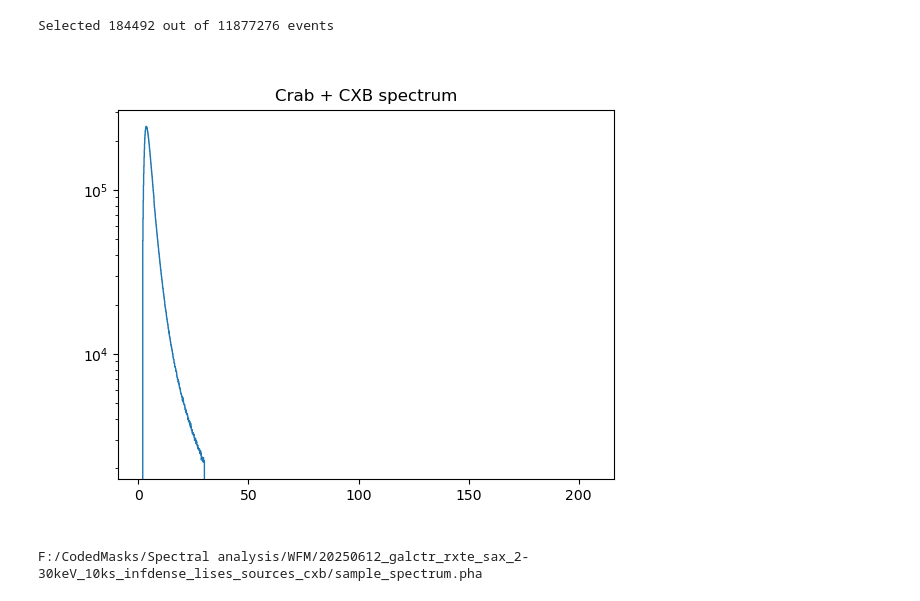
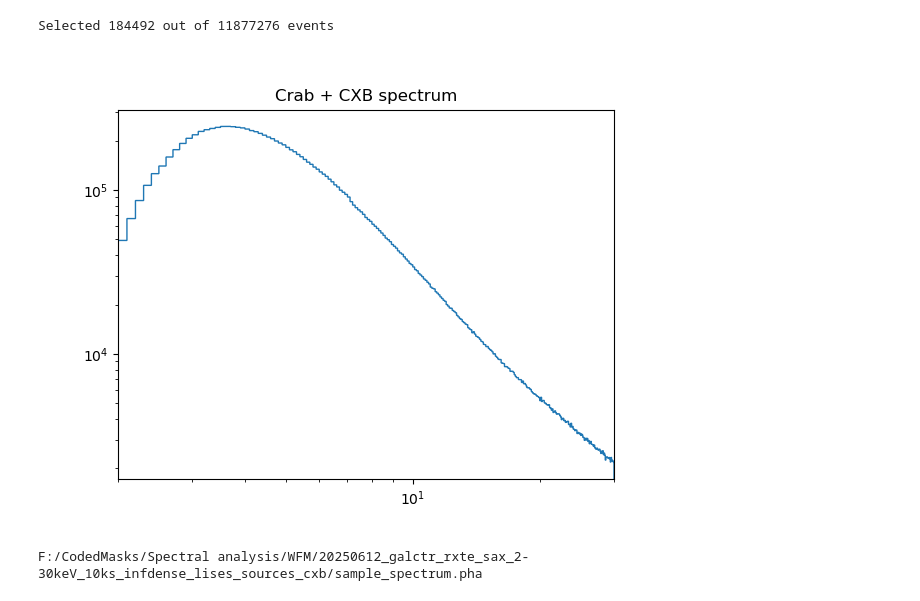
Before and after one commit to yuri-evangelista/CodedMasks, a Jupyter notebook: notebooks/generate_pha.ipynb, the cells around one changed output. Saved outputs shown, nothing was run; the diff lists cells and outputs as text; code cells hidden in the pictures.

```diff
--- a/notebooks/generate_pha.ipynb
+++ b/notebooks/generate_pha.ipynb
@@ -114,11 +114,13 @@ spectrum, _ = np.histogram(events['ENERGY'], bins=bins)
 # %%
 plt.figure()
 plt.title('Crab + CXB spectrum')
 plt.stairs(spectrum, bins)
 plt.yscale('log')
+plt.xscale('log')
+plt.xlim((2,30))
 plt.show()
 # %% [output]
-[figure, old version]
+[figure, new version]
 # %%
 write_spectrum_counts(ebounds['CHANNEL'], spectrum, 1000, path+rmf, path+arf, path_evt + 'sample_spectrum.pha', 'eXTP', 'WFM')
 # %% [output]
```
